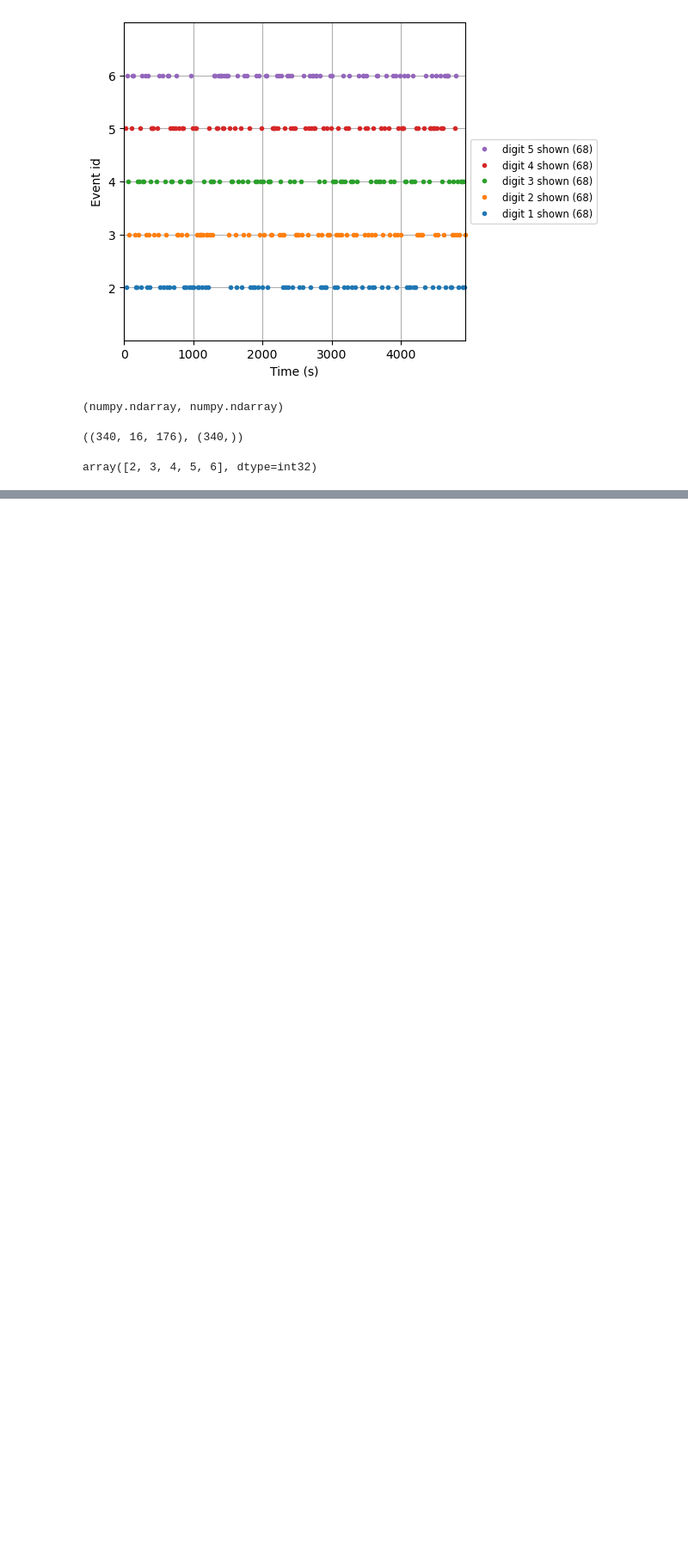
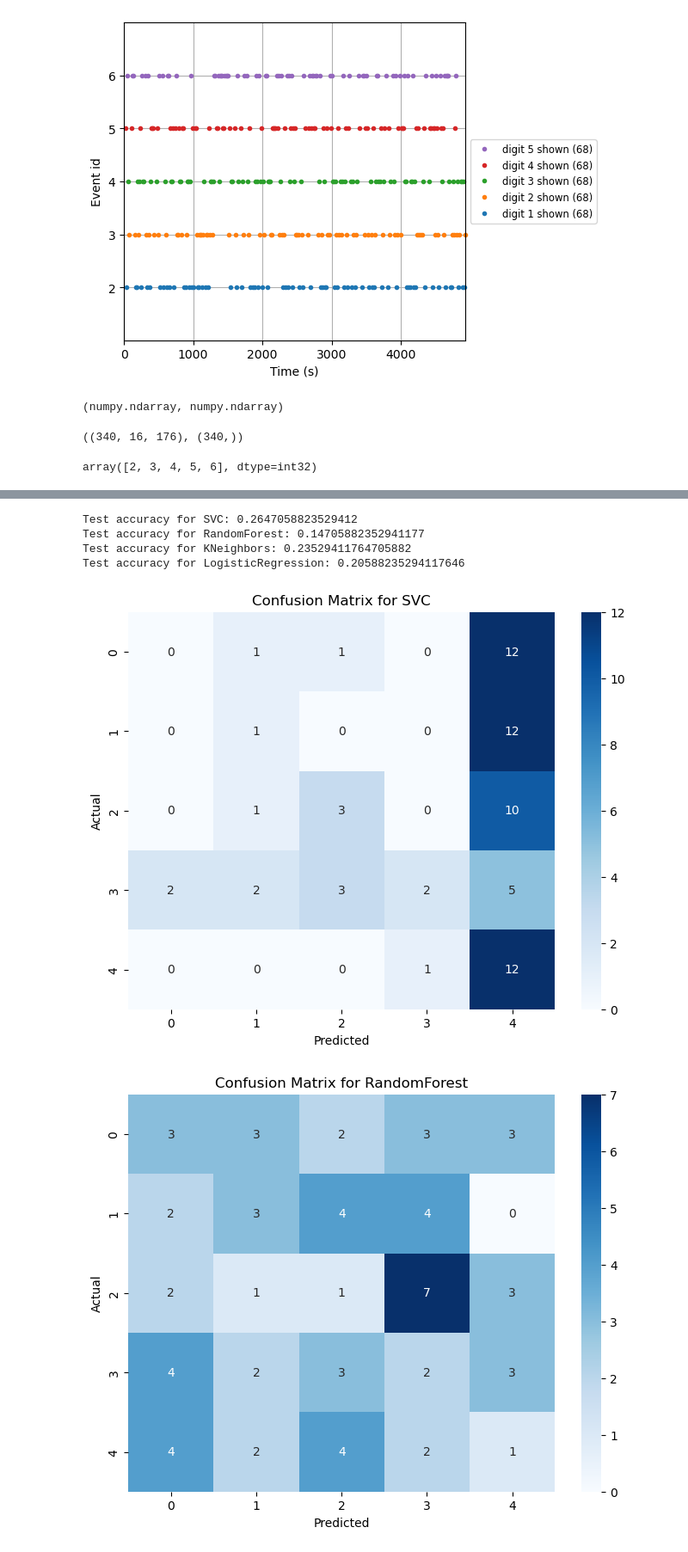
Before and after one commit to GrzegorzSzczepanek/baseline_eeg_experiment, a Jupyter notebook: data/ML/models.ipynb, the cells around one changed output, grey strips where cells are left out. Shown at 86% size. Saved outputs shown, nothing was run; the diff lists cells and outputs as text; code cells hidden in the pictures; blank space fills up the shorter version.

```diff
--- a/data/ML/models.ipynb
+++ b/data/ML/models.ipynb
@@ -324,0 +320,36 @@ Test accuracy for LogisticRegression: 0.1323529411764706
+# %%
+import matplotlib.pyplot as plt
+import seaborn as sns
+from sklearn.metrics import confusion_matrix, accuracy_score
+
+# Assuming best_models is a dictionary of model names and their trained models
+# and y_test, X_test_scaled are defined and loaded with the test data
+
+# Store predictions and model names for plotting
+model_names = []
+predictions = []
+
+# Iterate over the best_models and make predictions
+for model_name, model in best_models.items():
+    y_pred = model.predict(X_test_scaled)
+    accuracy = accuracy_score(y_test, y_pred)
+    print(f"Test accuracy for {model_name}: {accuracy}")
+    model_names.append(model_name)
+    predictions.append(y_pred)
+
+# Plot confusion matrices
+for model_name, y_pred in zip(model_names, predictions):
+    cm = confusion_matrix(y_test, y_pred)
+    plt.figure(figsize=(8, 6))
+    sns.heatmap(cm, annot=True, fmt='d', cmap='Blues')
+    plt.title(f'Confusion Matrix for {model_name}')
+    plt.xlabel('Predicted')
+    plt.ylabel('Actual')
+    plt.show()
+# %% [output]
+Test accuracy for SVC: 0.2647058823529412
+Test accuracy for RandomForest: 0.14705882352941177
+Test accuracy for KNeighbors: 0.23529411764705882
+Test accuracy for LogisticRegression: 0.20588235294117646
+[figure, added]
+[figure, added]
```
Also changed, not shown: parts of 8 cells of this notebook.
